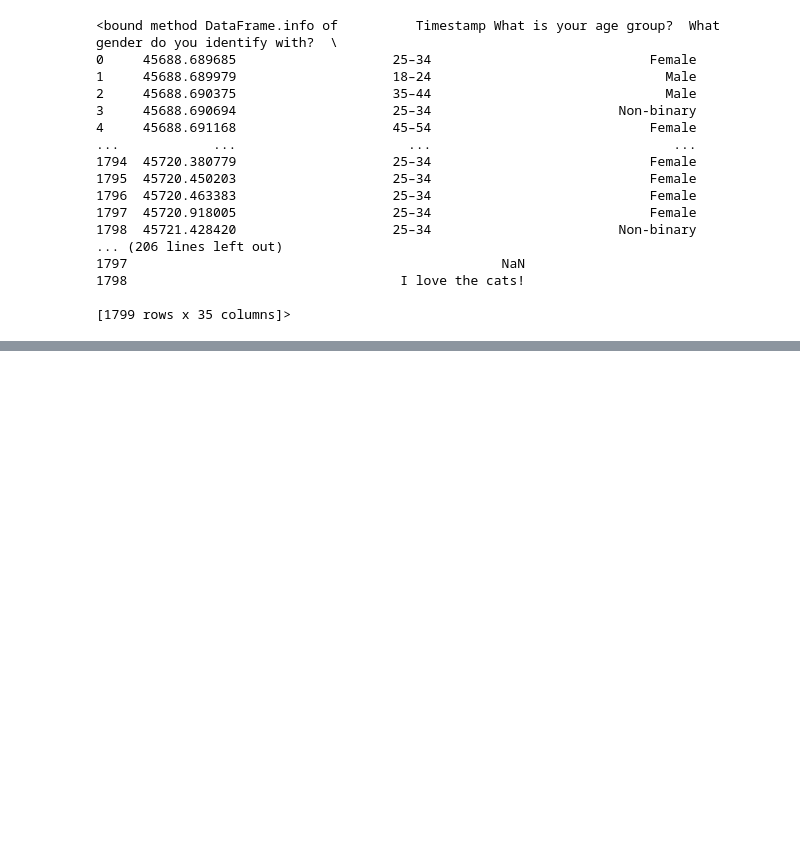
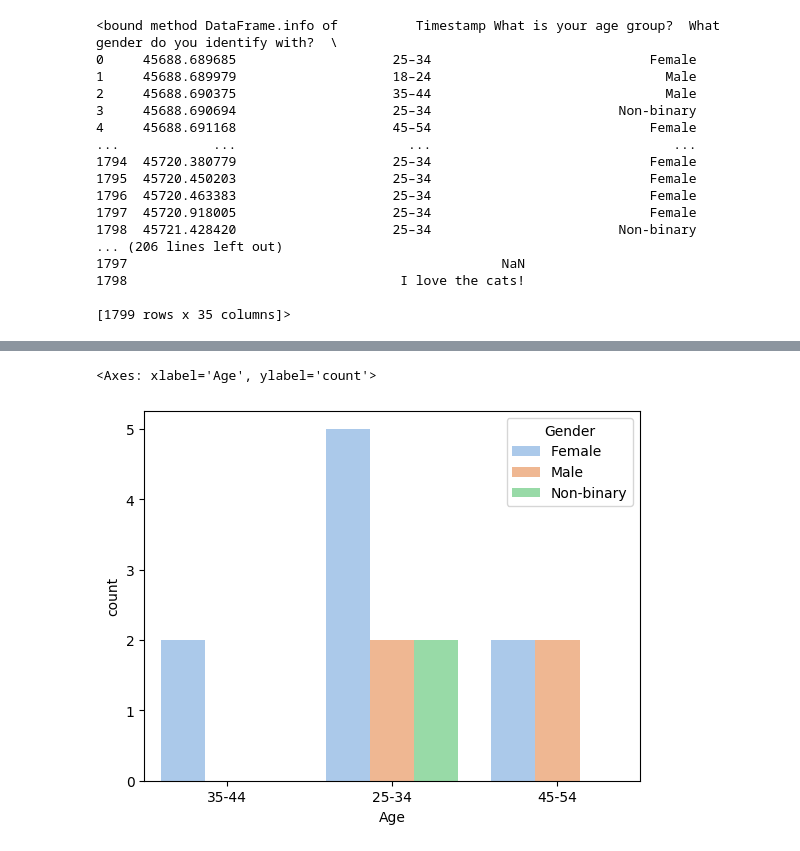
Before and after one commit to RachaelJadeMcGrath/Capstone, a Jupyter notebook: Sauna analysis.ipynb, the cells around one changed output, grey strips where cells are left out. Drawn from its saved outputs; the diff is of its cells as text; code cells hidden in the pictures; blank space fills up the shorter version.

```diff
--- a/Sauna analysis.ipynb
+++ b/Sauna analysis.ipynb
@@ -103,0 +150,5 @@ memory usage: 492.0+ KB
+# %%
+# importing Microsoft Forms survey data
+
+sauna_group = pd.read_csv('/Users/rachael/Code/Capstone/Microsoft Form Responses.csv')
+sauna_group.head()
@@ -103,0 +183,12 @@ memory usage: 492.0+ KB
+# %%
+# dropping columns for anonymity and irrelevance to analysis
+sauna_group = sauna_group.drop(columns=['ID', 'What is your name?', 'What is your sexual orientation?',
+                                        'Overall, how satisfied are you with your life nowadays? (where 0 is “not at all” and 10 is “completely”)',
+                                        'Overall, to what extent do you feel that the things you do in your life are worthwhile? (where 0 is “not at all” and 10 is “completely”)',
+                                        'I’ve been feeling optimistic about the future',
+                                        'I’ve been feeling useful', 'I’ve been feeling relaxed',
+                                        'I’ve been dealing with problems well', 'I’ve been thinking clearly',
+                                        'I’ve been feeling close to other people',
+                                        'I’ve been able to make up my own mind about things'],
+                                        errors='ignore')
+sauna_group.head()
@@ -103,0 +202,17 @@ memory usage: 492.0+ KB
+# %%
+# renaming columns for quick reference
+sauna_group = sauna_group.rename(columns={
+    'What is your age group?': 'Age',
+    'What gender do you identify with?': 'Gender',
+    'How would you describe your ethnicity?': 'Ethnicity',
+    'Do you consider yourself to have a disability or long term health condition?': 'Disability or health condition declared',
+    'Please indicate the following about your employment status:': 'Employment status',
+    'Where do you currently live?': 'Location',
+    'How often do you visit our sauna(s)?': 'Frequency of sauna visits',
+    'Which of our sauna locations do you visit most often?': 'Most visited sauna',
+    'Have you experienced any physical health improvements from using the sauna?': 'Physical health improvements',
+    'Have you experienced any mental health improvements from using the sauna?': 'Mental health improvements',
+    'How important is having regular access to sauna? (On a scale of 1 to 5, where 1 is low and 5 is high)': 'Importance of sauna access',
+    'What do you enjoy most about the community sauna?': 'Enjoyment reasons',
+    'Do you feel a sense of belonging or community when using the sauna? On a scale of 1 to 5, where 1 is low and 5 is high': 'Sense of belonging'
+})
@@ -103,0 +284,6 @@ memory usage: 492.0+ KB
+# %%
+# visualing respondents by age group
+sns.countplot(sauna_group, x="Age", hue="Gender", palette="pastel")
+# %% [output]
+<Axes: xlabel='Age', ylabel='count'>
+[figure, added]
```
Also changed, not shown: parts of 38 cells of this notebook, 3 other files.
